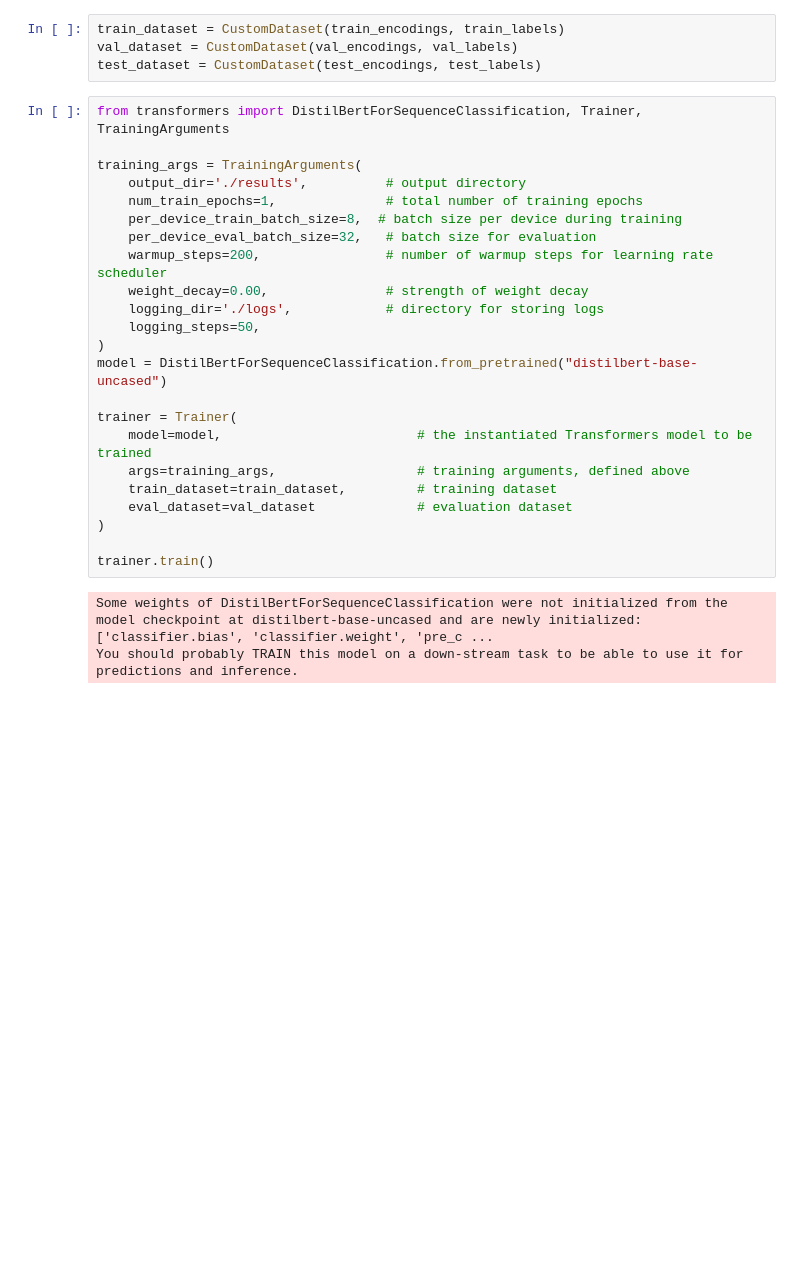
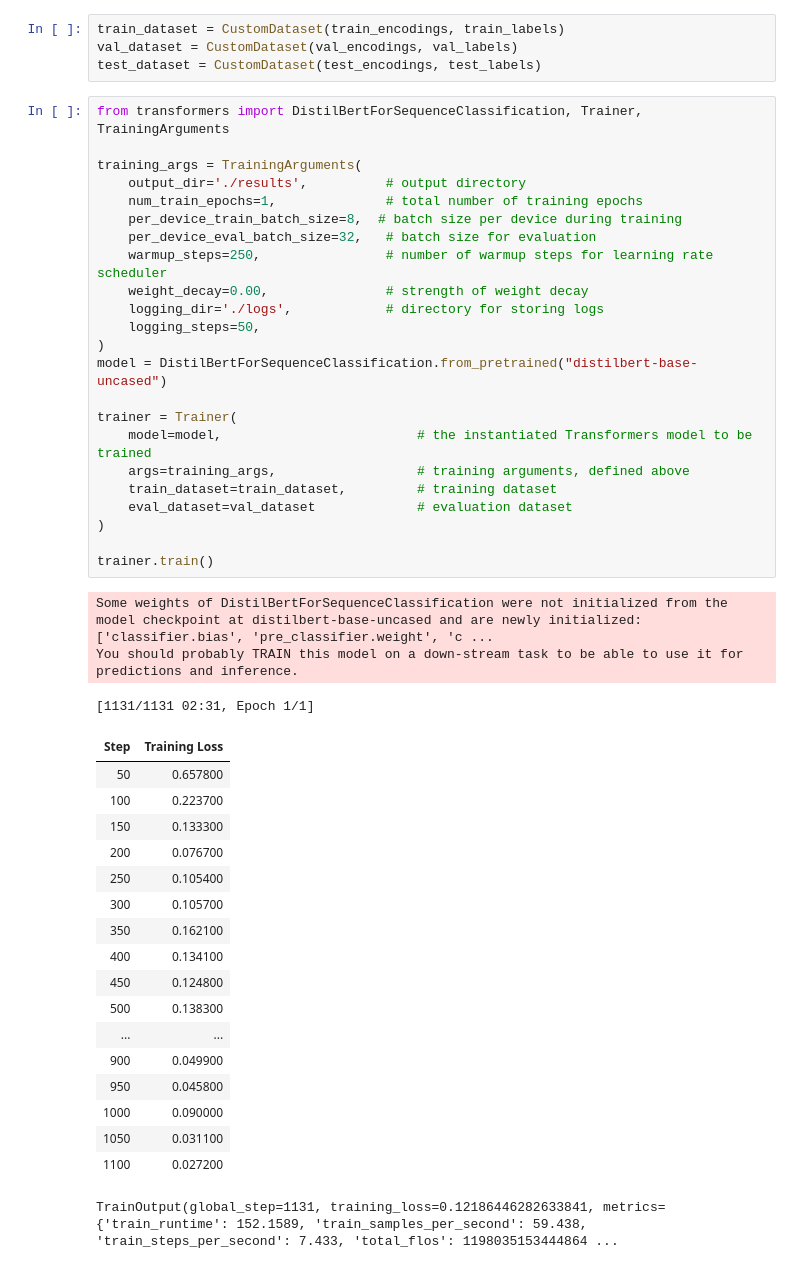
Before and after one commit to zyratlo/irvinehacks2024, a Jupyter notebook: alternate.ipynb, the cells around one changed output. Saved outputs shown, nothing was run; the diff lists cells and outputs as text; blank space fills up the shorter version.

Commit message:
Completed, downloaded and fintetuned pretrained distilbert model. Now to use it...

```diff
--- a/alternate.ipynb
+++ b/alternate.ipynb
@@ -327,26 +327,45 @@ test_dataset = CustomDataset(test_encodings, test_labels)
 # %%
 from transformers import DistilBertForSequenceClassification, Trainer, TrainingArguments
 
 training_args = TrainingArguments(
     output_dir='./results',          # output directory
     num_train_epochs=1,              # total number of training epochs
     per_device_train_batch_size=8,  # batch size per device during training
     per_device_eval_batch_size=32,   # batch size for evaluation
-    warmup_steps=200,                # number of warmup steps for learning rate scheduler
+    warmup_steps=250,                # number of warmup steps for learning rate scheduler
     weight_decay=0.00,               # strength of weight decay
     logging_dir='./logs',            # directory for storing logs
     logging_steps=50,
 )
 model = DistilBertForSequenceClassification.from_pretrained("distilbert-base-uncased")
 
 trainer = Trainer(
     model=model,                         # the instantiated Transformers model to be trained
     args=training_args,                  # training arguments, defined above
     train_dataset=train_dataset,         # training dataset
     eval_dataset=val_dataset             # evaluation dataset
 )
 
 trainer.train()
 # %% [output]
-Some weights of DistilBertForSequenceClassification were not initialized from the model checkpoint at distilbert-base-uncased and are newly initialized: ['classifier.bias', 'classifier.weight', 'pre_c ...
+Some weights of DistilBertForSequenceClassification were not initialized from the model checkpoint at distilbert-base-uncased and are newly initialized: ['classifier.bias', 'pre_classifier.weight', 'c ...
 You should probably TRAIN this model on a down-stream task to be able to use it for predictions and inference.
+[1131/1131 02:31, Epoch 1/1]
+| Step | Training Loss |
+| 50 | 0.657800 |
+| 100 | 0.223700 |
+| 150 | 0.133300 |
+| 200 | 0.076700 |
+| 250 | 0.105400 |
+| 300 | 0.105700 |
+| 350 | 0.162100 |
+| 400 | 0.134100 |
+| 450 | 0.124800 |
+| 500 | 0.138300 |
+| ... | ... |
+| 900 | 0.049900 |
+| 950 | 0.045800 |
+| 1000 | 0.090000 |
+| 1050 | 0.031100 |
+| 1100 | 0.027200 |
+TrainOutput(global_step=1131, training_loss=0.12186446282633841, metrics={'train_runtime': 152.1589, 'train_samples_per_second': 59.438, 'train_steps_per_second': 7.433, 'total_flos': 1198035153444864 ...
```
Also changed, not shown: parts of 6 cells of this notebook.
